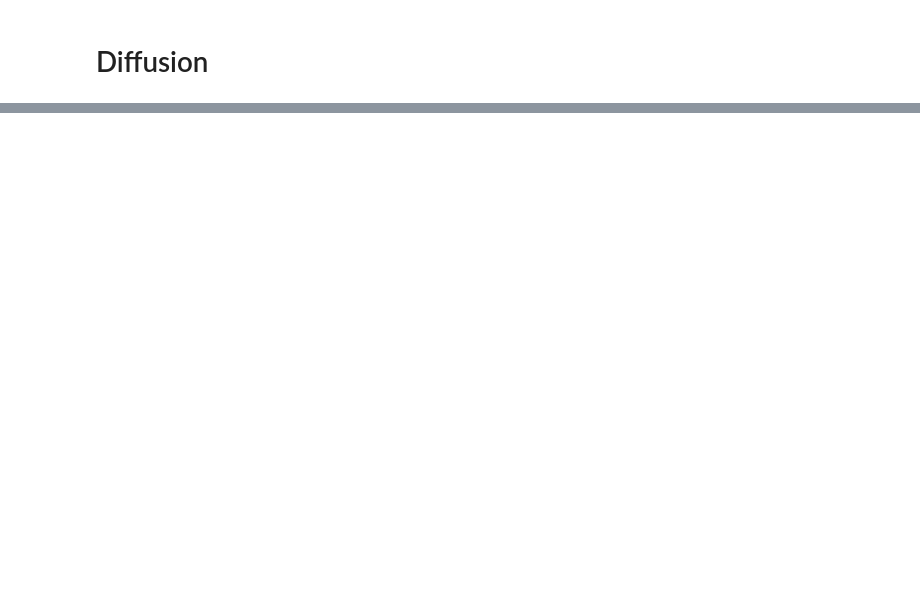
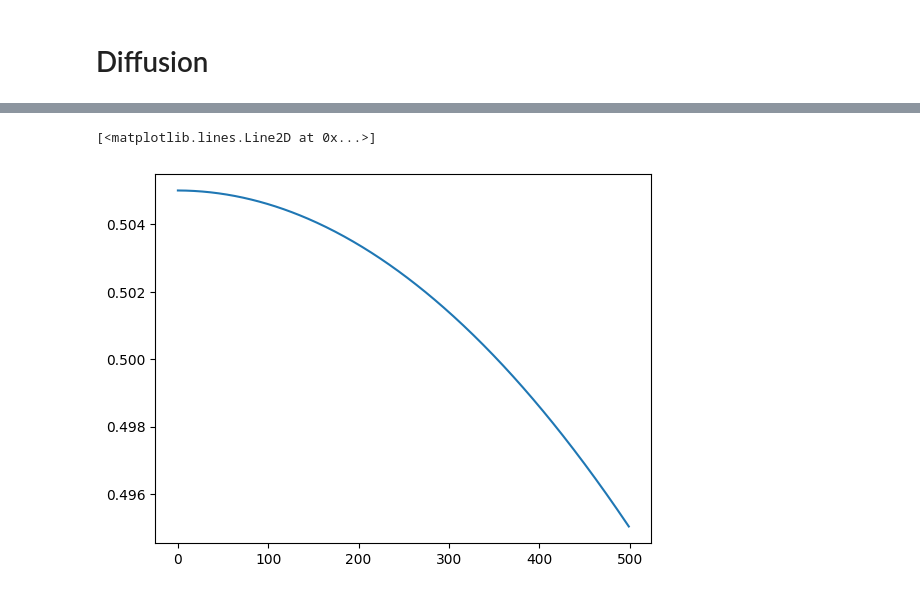
Before and after one commit to CibranLopez/GenerativeModels, a Jupyter notebook: basic-example.ipynb, the cells around one changed output, grey strips where cells are left out. Cells and saved outputs as stored; diff of their text form; code cells hidden in the pictures; blank space fills up the shorter version.

```diff
--- a/basic-example.ipynb
+++ b/basic-example.ipynb
@@ -80,4 +92,7 @@ plt.show()
 # %%
 # Plot alpha_t parameter
-alphas = GML.get_alpha_t(np.arange(1, n_t_steps+1), n_t_steps, s=alpha_decay)
-plt.plot(alphas)
+alphas = get_alpha_t(np.arange(1, n_t_steps+1), n_t_steps, s=alpha_decay)
+plt.plot(alphas.cpu().numpy())
+# %% [output]
+[<matplotlib.lines.Line2D at 0x...>]
+[figure, added]
```
Also changed, not shown: parts of 9 cells of this notebook, 3 other files.
